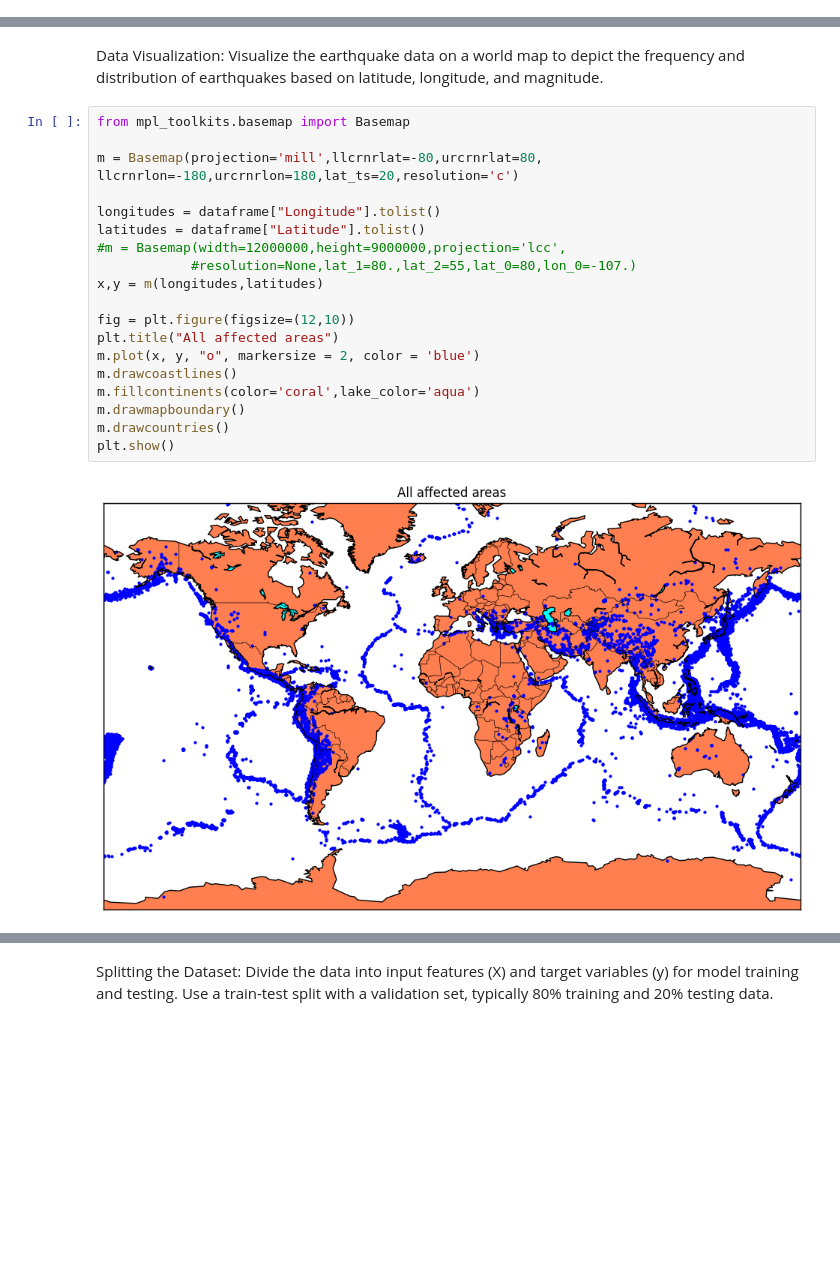
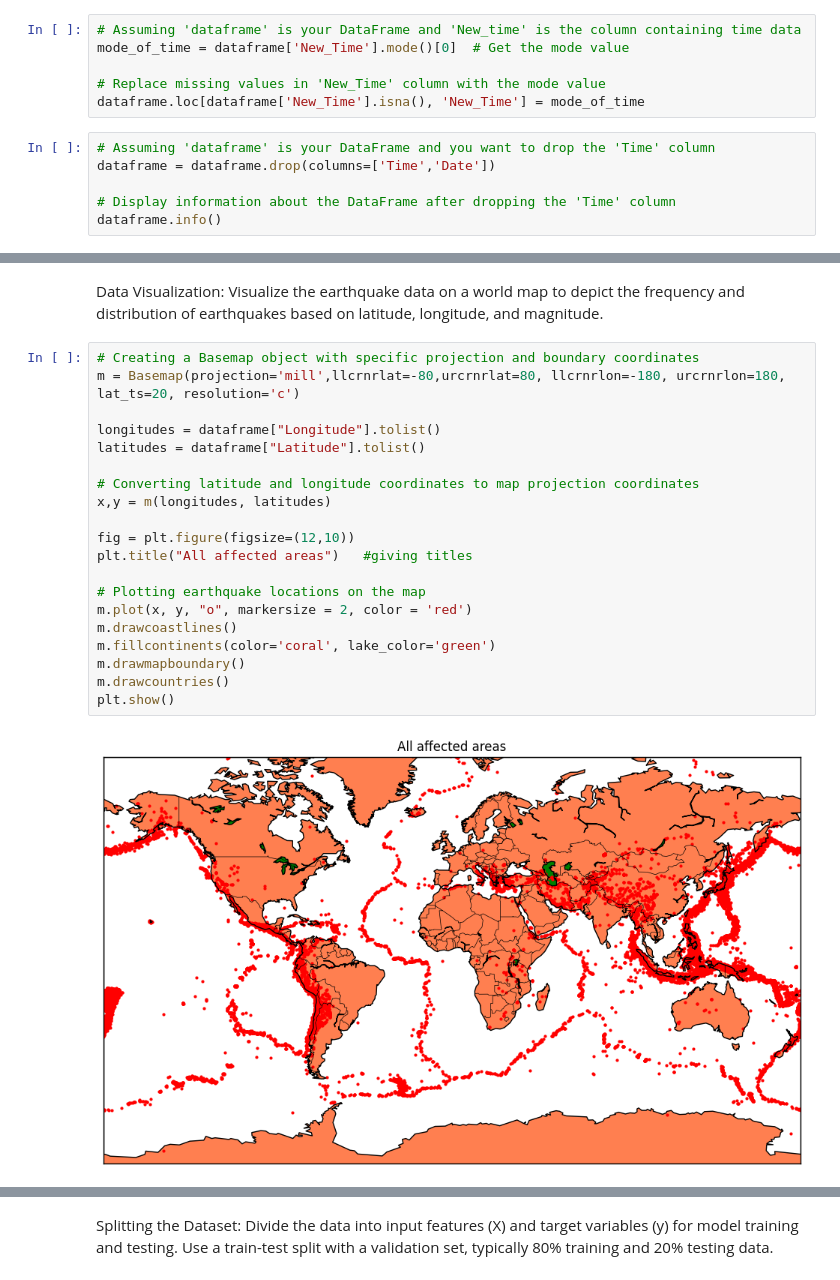
Before and after one commit to Kushagrarajsinghavisoft/Daily-works, a Jupyter notebook: Weekly_Assignments/Weekly_Assignment_6/Weekly_Assignment_6.ipynb, the cells around one changed output, grey strips where cells are left out. Saved outputs shown, nothing was run; the diff lists cells and outputs as text; blank space fills up the shorter version.

```diff
--- a/Weekly_Assignments/Weekly_Assignment_6/Weekly_Assignment_6.ipynb
+++ b/Weekly_Assignments/Weekly_Assignment_6/Weekly_Assignment_6.ipynb
@@ -159,0 +148,12 @@ memory usage: 1.3+ MB
+# %%
+# Assuming 'dataframe' is your DataFrame and 'New_time' is the column containing time data
+mode_of_time = dataframe['New_Time'].mode()[0]  # Get the mode value
+
+# Replace missing values in 'New_Time' column with the mode value
+dataframe.loc[dataframe['New_Time'].isna(), 'New_Time'] = mode_of_time
+# %%
+# Assuming 'dataframe' is your DataFrame and you want to drop the 'Time' column
+dataframe = dataframe.drop(columns=['Time','Date'])
+
+# Display information about the DataFrame after dropping the 'Time' column
+dataframe.info()
@@ -161,23 +174,24 @@ memory usage: 1.3+ MB
 Data Visualization:
 Visualize the earthquake data on a world map to depict the frequency and distribution of earthquakes based on latitude, longitude, and magnitude.
 # %%
-from mpl_toolkits.basemap import Basemap
-
-m = Basemap(projection='mill',llcrnrlat=-80,urcrnrlat=80, llcrnrlon=-180,urcrnrlon=180,lat_ts=20,resolution='c')
+# Creating a Basemap object with specific projection and boundary coordinates
+m = Basemap(projection='mill',llcrnrlat=-80,urcrnrlat=80, llcrnrlon=-180, urcrnrlon=180, lat_ts=20, resolution='c')
 
 longitudes = dataframe["Longitude"].tolist()
 latitudes = dataframe["Latitude"].tolist()
-#m = Basemap(width=12000000,height=9000000,projection='lcc',
-            #resolution=None,lat_1=80.,lat_2=55,lat_0=80,lon_0=-107.)
-x,y = m(longitudes,latitudes)
+
+# Converting latitude and longitude coordinates to map projection coordinates
+x,y = m(longitudes, latitudes)
 
 fig = plt.figure(figsize=(12,10))
-plt.title("All affected areas")
-m.plot(x, y, "o", markersize = 2, color = 'blue')
+plt.title("All affected areas")   #giving titles
+
+# Plotting earthquake locations on the map
+m.plot(x, y, "o", markersize = 2, color = 'red')
 m.drawcoastlines()
-m.fillcontinents(color='coral',lake_color='aqua')
+m.fillcontinents(color='coral', lake_color='green')
 m.drawmapboundary()
 m.drawcountries()
 plt.show()
 # %% [output]
-[figure, old version]
+[figure, new version]
```
Also changed, not shown: parts of 24 cells of this notebook.
